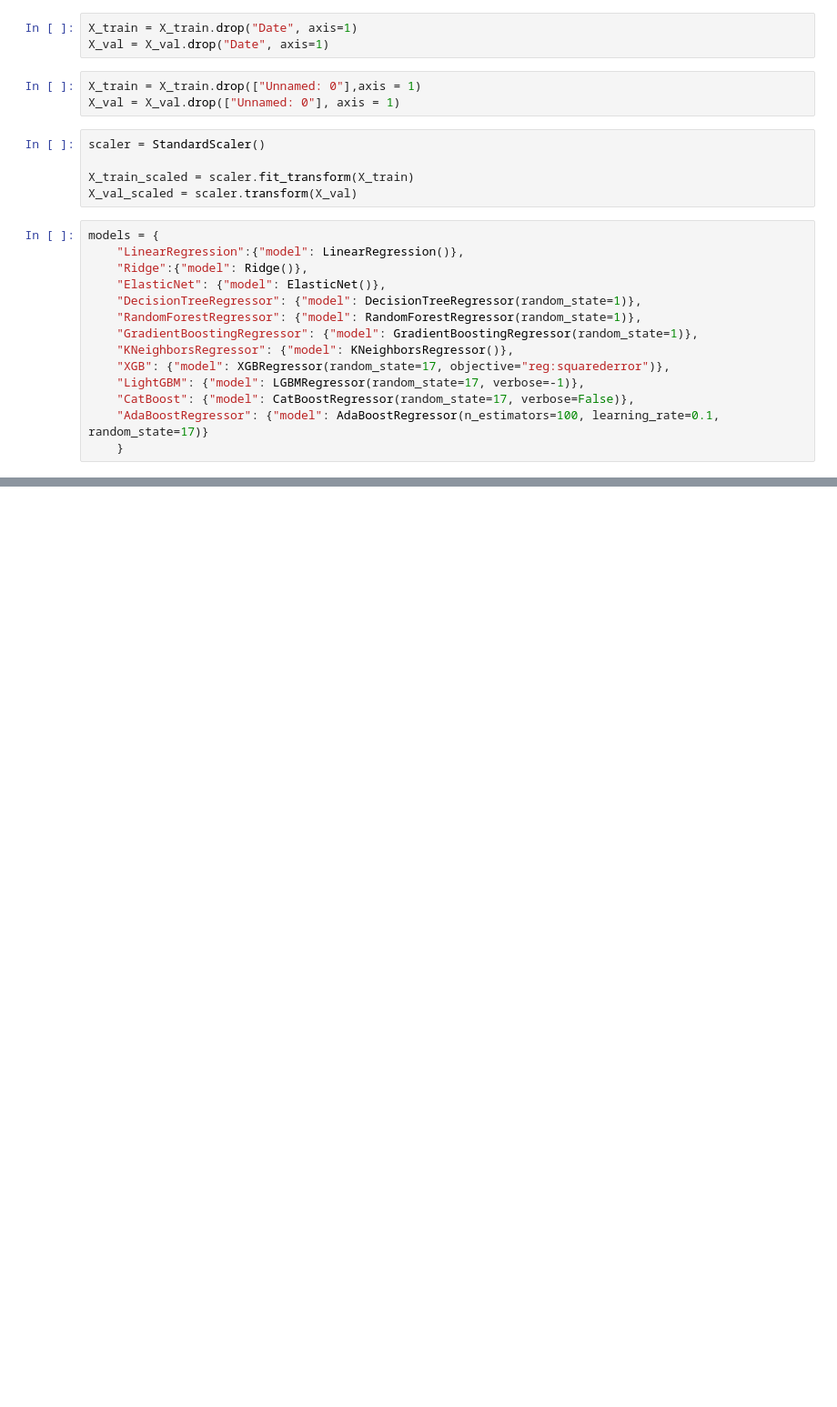
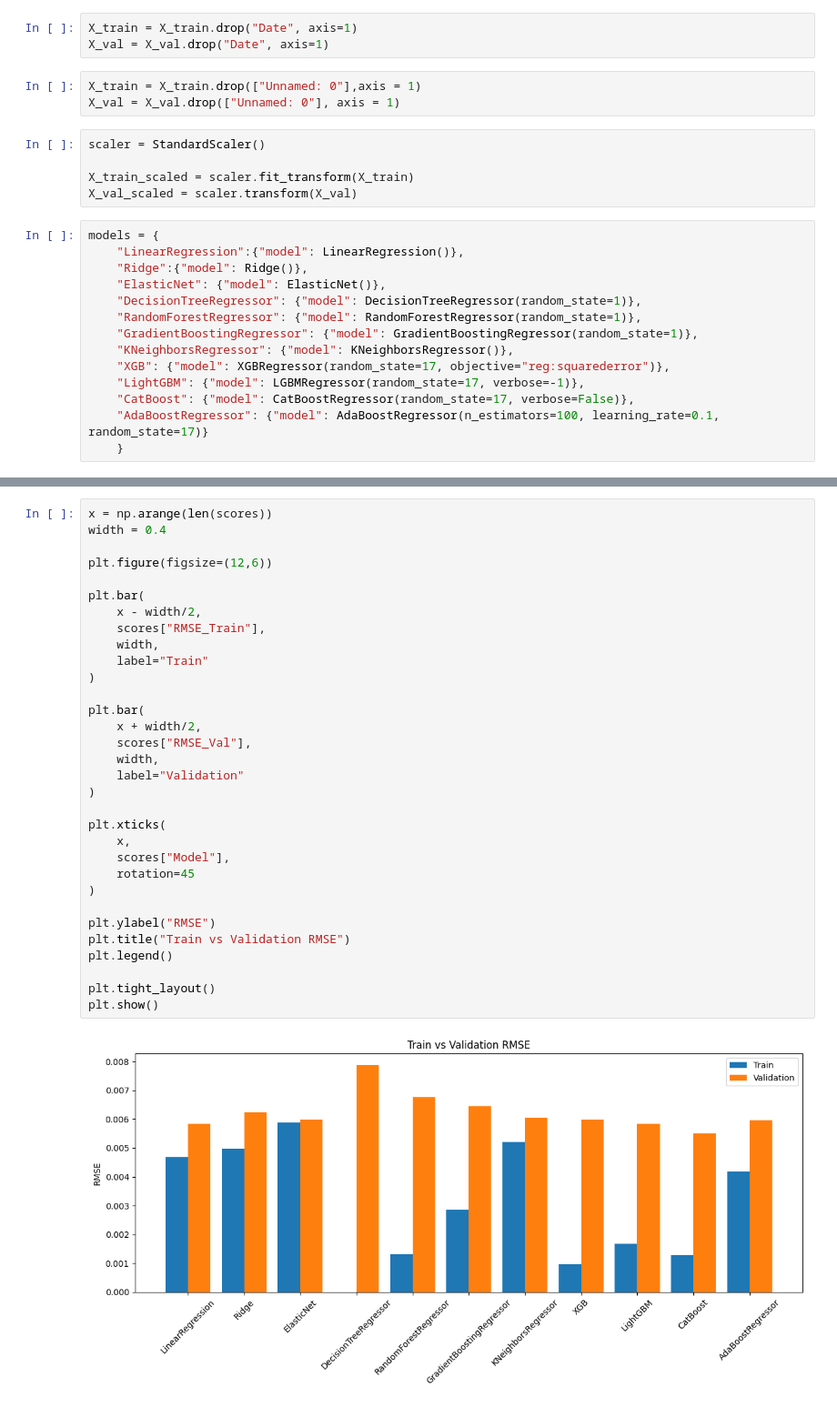
Before and after one commit to Noha-Jung3/Market-Volatility-Prediction, a Jupyter notebook: 04_ML_Models.ipynb, the cells around one changed output, grey strips where cells are left out. Shown at 91% size. Saved outputs shown, nothing was run; the diff lists cells and outputs as text; blank space fills up the shorter version.

```diff
--- a/04_ML_Models.ipynb
+++ b/04_ML_Models.ipynb
@@ -228,0 +238,34 @@ Passing `palette` without assigning `hue` is deprecated and will be removed in v
+# %%
+x = np.arange(len(scores))
+width = 0.4
+
+plt.figure(figsize=(12,6))
+
+plt.bar(
+    x - width/2,
+    scores["RMSE_Train"],
+    width,
+    label="Train"
+)
+
+plt.bar(
+    x + width/2,
+    scores["RMSE_Val"],
+    width,
+    label="Validation"
+)
+
+plt.xticks(
+    x,
+    scores["Model"],
+    rotation=45
+)
+
+plt.ylabel("RMSE")
+plt.title("Train vs Validation RMSE")
+plt.legend()
+
+plt.tight_layout()
+plt.show()
+# %% [output]
+[figure, added]
```
Also changed, not shown: parts of 6 cells of this notebook, 3 other files.
